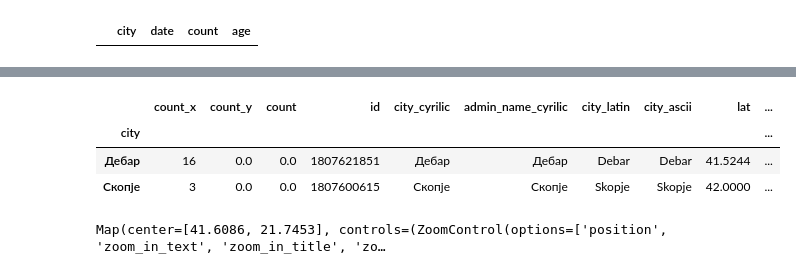
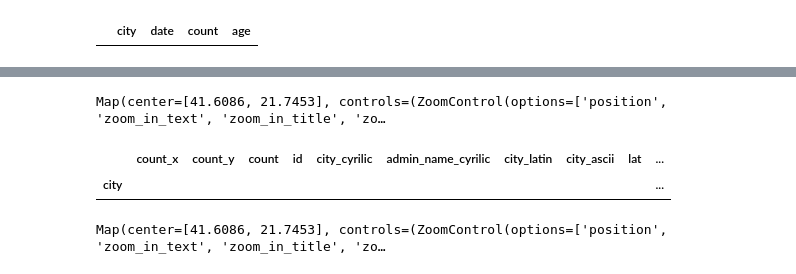
Before and after one commit to VikiPeeva/coronavirus-macedonia-tryouts, a Jupyter notebook: maps/mk_city_layer.ipynb, the cells around one changed output, grey strips where cells are left out. Saved outputs shown, nothing was run; the diff lists cells and outputs as text; code cells hidden in the pictures.

Commit message:
New City layer

```diff
--- a/maps/mk_city_layer.ipynb
+++ b/maps/mk_city_layer.ipynb
@@ -5,7 +10,3 @@ from ipywidgets import HTML
 import pandas as pd
 import map_methods
 import math
-# %%
-city_df = pd.read_csv("../podatoci/mkcities.csv")
-city_df['city'] = city_df.city_cyrilic
-city_df
@@ -55,7 +42,11 @@ dead_df
 infected_by_city = infected_df[['city', 'count']].copy().groupby('city').sum()
 healded_by_city = healed_df[['city', 'count']].copy().groupby('city').sum()
 dead_by_city = dead_df[['city', 'count']].copy().groupby('city').sum()
-merged = pd.merge(infected_by_city, healded_by_city, on='city', how='outer')
-merged = pd.merge(merged, dead_by_city, on='city', how='outer')
-merged
+covid_mk = pd.merge(infected_by_city, healded_by_city, on='city', how='outer', suffixes=['_infected', '_healed'])
+covid_mk['count'] = covid_mk.count_infected
+covid_mk = pd.merge(covid_mk, dead_by_city, on='city', how='outer', suffixes=['', '_dead'])
+covid_mk.fillna(int(0), inplace=True)
+covid_mk['count'] = covid_mk.count_infected - covid_mk.count_healed - covid_mk.count_dead
+covid_mk = covid_mk.astype(int)
+covid_mk
 # %% [output]
@@ -66,13 +146,41 @@ merged
+# %%
+import ipyleaflet
+import json
+import pandas as pd
+import os
+import requests
+from ipywidgets import link, FloatSlider
+from branca.colormap import linear
+
+layer = ipyleaflet.Choropleth(
+    geo_data=covid_mk_cities_geo_json,
+    choro_data=covid_active,
+    colormap=linear.YlOrRd_04,
+    border_color='black',
+    style={'fillOpacity': 0.3, 'weight': 0.05}
+)
+
+geo_data = GeoData(
+    geo_dataframe = covid_mk_cities,
+    style={'color': 'black', 'fillColor': 'yellow', 'opacity':0.00, 'weight':0, 'dashArray':'2', 'fillOpacity':0.0},
+    hover_style={'fillColor': 'grey' , 'fillOpacity': 0.3},
+    name = 'Countries'
+)
+
+m = map_methods.get_macedonia_map()
+m.add_layer(layer)
+m.add_layer(geo_data)
+m.add_control(LayersControl())
+m
+# %% [output]
+Map(center=[41.6086, 21.7453], controls=(ZoomControl(options=['position', 'zoom_in_text', 'zoom_in_title', 'zo…
 # %%
-merged.fillna(0, inplace=True)
 merged = pd.merge(merged, city_df, on='city', how='inner')
 merged = merged.set_index("city")
 merged
 # %% [output]
 |  | count_x | count_y | count | id | city_cyrilic | admin_name_cyrilic | city_latin | city_ascii | lat | ... |
 | city |  |  |  |  |  |  |  |  |  | ... |
-| Дебар | 16 | 0.0 | 0.0 | 1807621851 | Дебар | Дебар | Debar | Debar | 41.5244 | ... |
-| Скопје | 3 | 0.0 | 0.0 | 1807600615 | Скопје | Скопје | Skopje | Skopje | 42.0000 | ... |
 # %%
 
 
```
Also changed, not shown: parts of 12 cells of this notebook, 3 other files.
